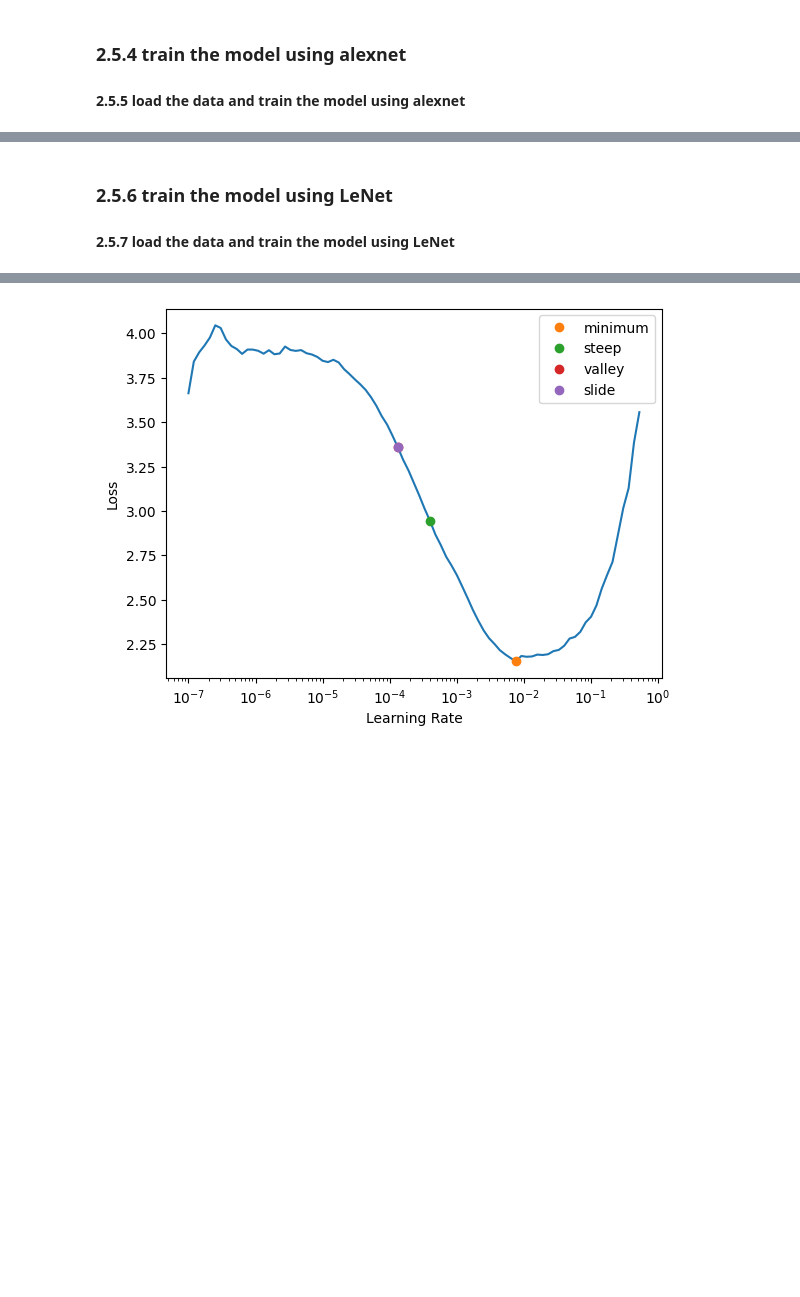
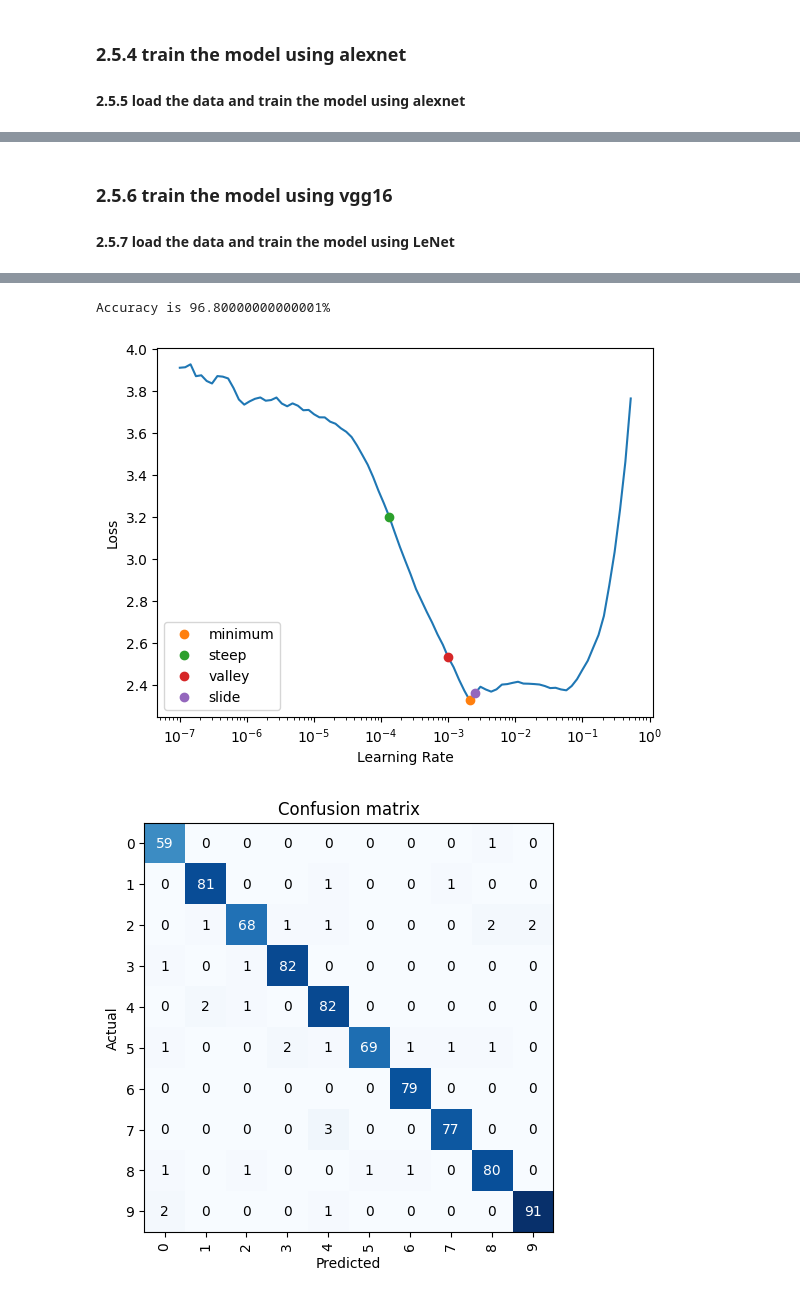
Before and after one commit to KarthikKaravatt/MPAssignment, a Jupyter notebook: Assignment.ipynb, the cells around one changed output, grey strips where cells are left out. Drawn from its saved outputs; the diff is of its cells as text; code cells hidden in the pictures; blank space fills up the shorter version.

```diff
--- a/Assignment.ipynb
+++ b/Assignment.ipynb
@@ -1011,35 +947,7 @@ Accuracy is 98.2%
 # %% [markdown]
-### 2.5.6 train the model using LeNet
+### 2.5.6 train the model using vgg16
 #### 2.5.7 load the data and train the model using LeNet
 # %%
-# path to your training data
-path = Path('train')
-
-# get image files in the training path
-files = get_image_files(path)
-
-
-# label function based on filename
-def label_func(f):
-    filename = f.name if isinstance(f, Path) else f
-    return filename.split('_')[1]
-
-
-# create the dataloaders for training data
-dls = ImageDataLoaders.from_name_func(path, files, label_func, item_tfms=Resize(224))
-
-# Create a cnn_learner
-learn = cnn_learner(dls, vgg16, metrics=accuracy)
-
-# Unfreeze the model to allow all layers to be trained
-learn.unfreeze()
-
-# Find the optimal learning rate for training
-lrs = learn.lr_find(suggest_funcs=(minimum, steep, valley, slide))
-
-# Print the optimal learning rate
-print(f"Minimum/10: {lrs.minimum:.2e}, steepest point: {lrs.steep:.2e}")
-
-# Train the entire model with the chosen learning rate
-learn.fit_one_cycle(5, lr_max=slice(lrs.minimum / 10, lrs.steep))
+vgg15_learn = train_model(vgg16, 5)
+print_stats(vgg15_learn)
 # %% [output]
@@ -1050 +976,3 @@ Minimum/10: 7.59e-04, steepest point: 3.98e-04
+Accuracy is 96.80000000000001%
-[figure, old version]
+[figure, new version]
+[figure, added]
```
Also changed, not shown: parts of 15 cells of this notebook.
